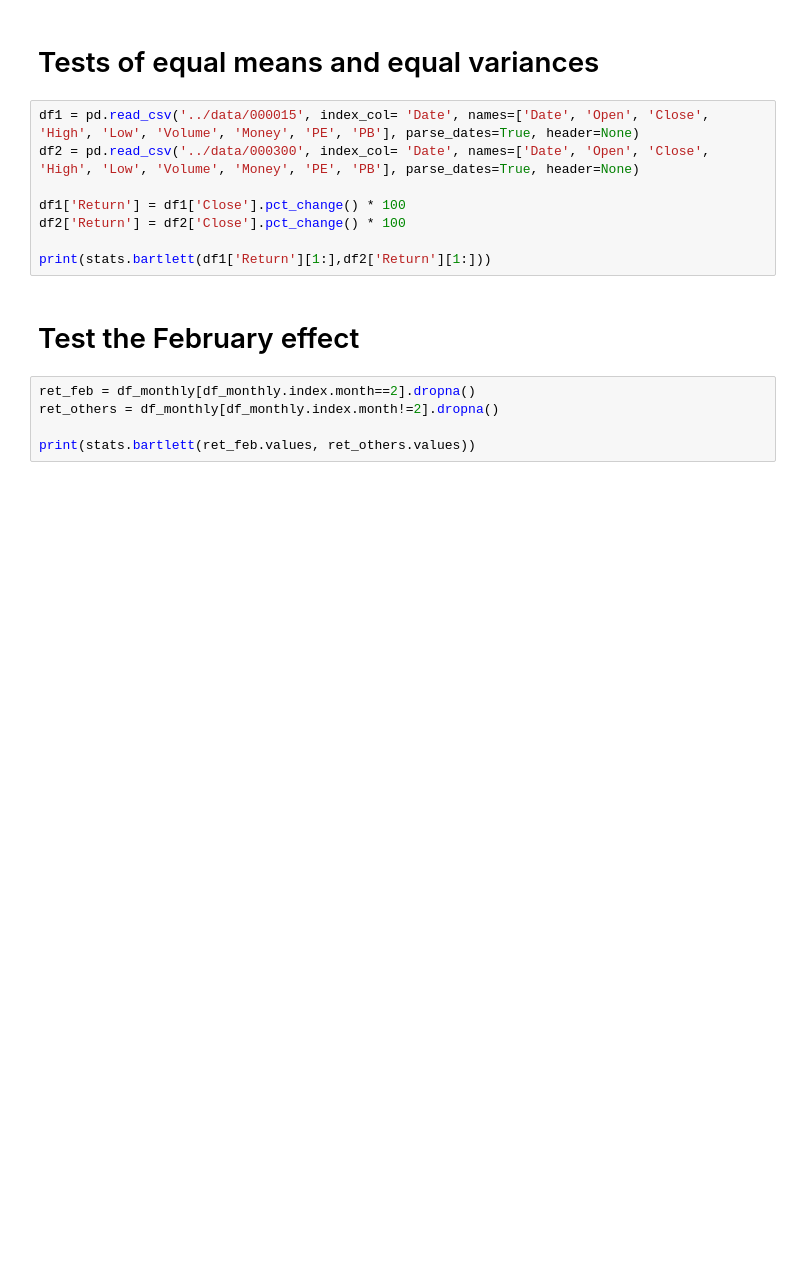
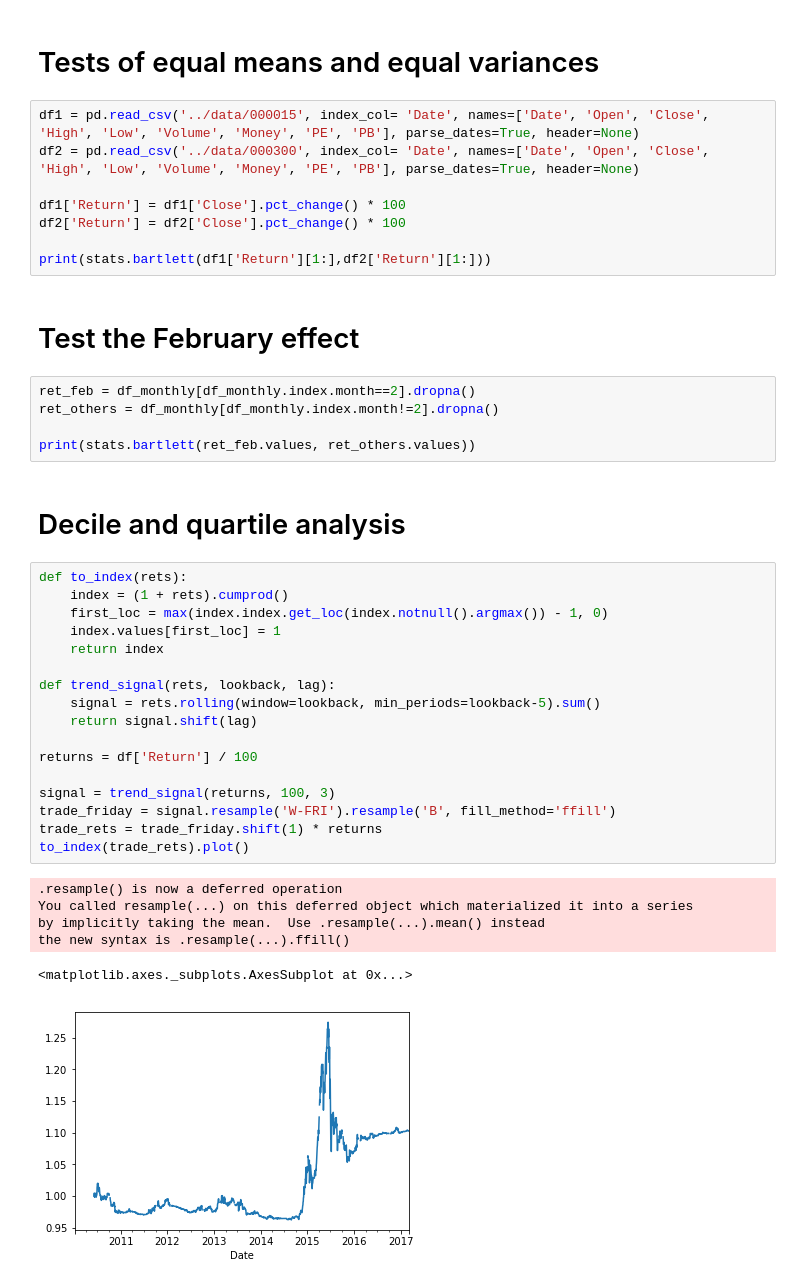
Before and after one commit to ntwo1980/jupyter, a Jupyter notebook: pandas/stock.ipynb, the cells around one changed output. Drawn from its saved outputs; the diff is of its cells as text; blank space fills up the shorter version.

```diff
--- a/pandas/stock.ipynb
+++ b/pandas/stock.ipynb
@@ -47,3 +52,29 @@ ret_feb = df_monthly[df_monthly.index.month==2].dropna()
 ret_others = df_monthly[df_monthly.index.month!=2].dropna()
 
 print(stats.bartlett(ret_feb.values, ret_others.values))
+# %% [markdown]
+# Decile and quartile analysis
+# %%
+def to_index(rets):
+    index = (1 + rets).cumprod()
+    first_loc = max(index.index.get_loc(index.notnull().argmax()) - 1, 0)
+    index.values[first_loc] = 1
+    return index
+
+def trend_signal(rets, lookback, lag):
+    signal = rets.rolling(window=lookback, min_periods=lookback-5).sum()
+    return signal.shift(lag)
+
+returns = df['Return'] / 100
+
+signal = trend_signal(returns, 100, 3)
+trade_friday = signal.resample('W-FRI').resample('B', fill_method='ffill')
+trade_rets = trade_friday.shift(1) * returns
+to_index(trade_rets).plot()
+# %% [output]
+.resample() is now a deferred operation
+You called resample(...) on this deferred object which materialized it into a series
+by implicitly taking the mean.  Use .resample(...).mean() instead
+the new syntax is .resample(...).ffill()
+<matplotlib.axes._subplots.AxesSubplot at 0x...>
+[figure, added]
```
Also changed, not shown: parts of 8 cells of this notebook, 8 other files.
